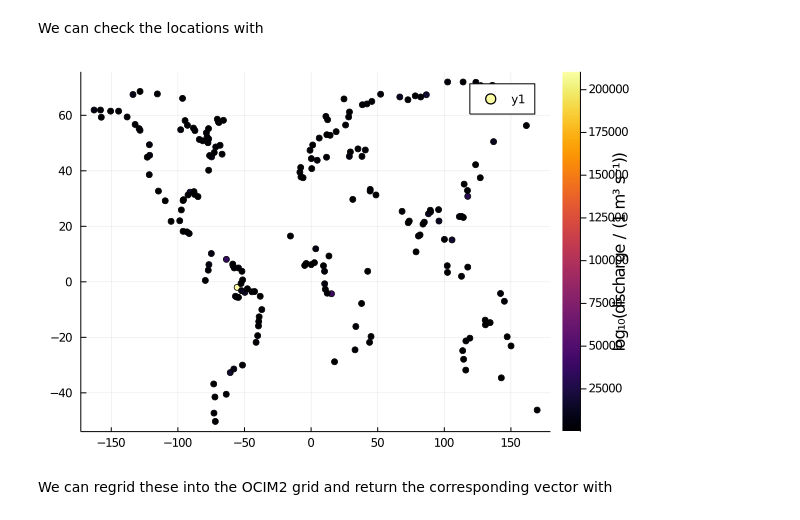
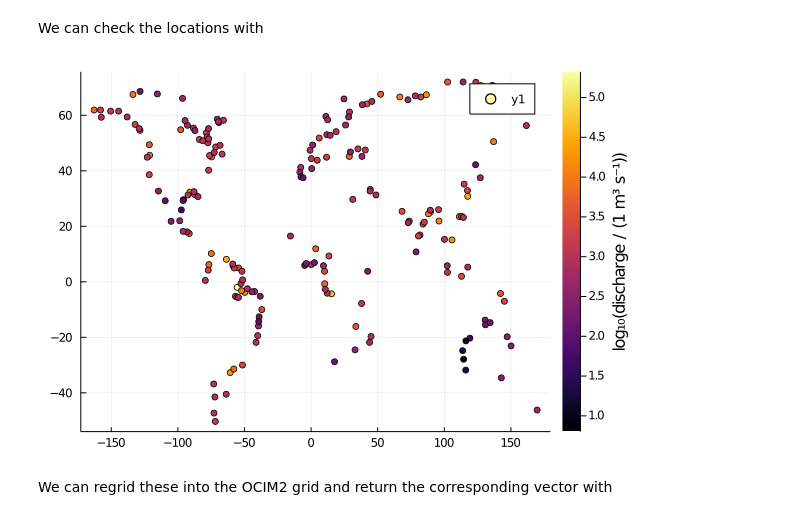
Before and after one commit to JuliaOcean/AIBECS.jl, a Jupyter notebook: dev/notebooks/5_river_discharge.ipynb, the cells around one changed output. Drawn from its saved outputs; the diff is of its cells as text; code cells hidden in the pictures.

```diff
--- a/dev/notebooks/5_river_discharge.ipynb
+++ b/dev/notebooks/5_river_discharge.ipynb
@@ -114,10 +114,10 @@ We can check the locations with
 # %%
 using Plots
 scatter([r.lon for r in RIVERS], [r.lat for r in RIVERS],
-        zcolor=ustrip.([r.VFR for r in RIVERS] / u"m^3/s"),
+        zcolor=log10.(uconvert.(NoUnits, [r.VFR for r in RIVERS] / u"m^3/s")),
         colorbartitle="log₁₀(discharge / (1 m³ s⁻¹))")
 # %% [output]
-[figure, old version]
+[figure, new version]
 # %% [markdown]
 We can regrid these into the OCIM2 grid and return the corresponding vector with
 # %%
```
Also changed, not shown: parts of 2 cells of this notebook, 23 other files.
